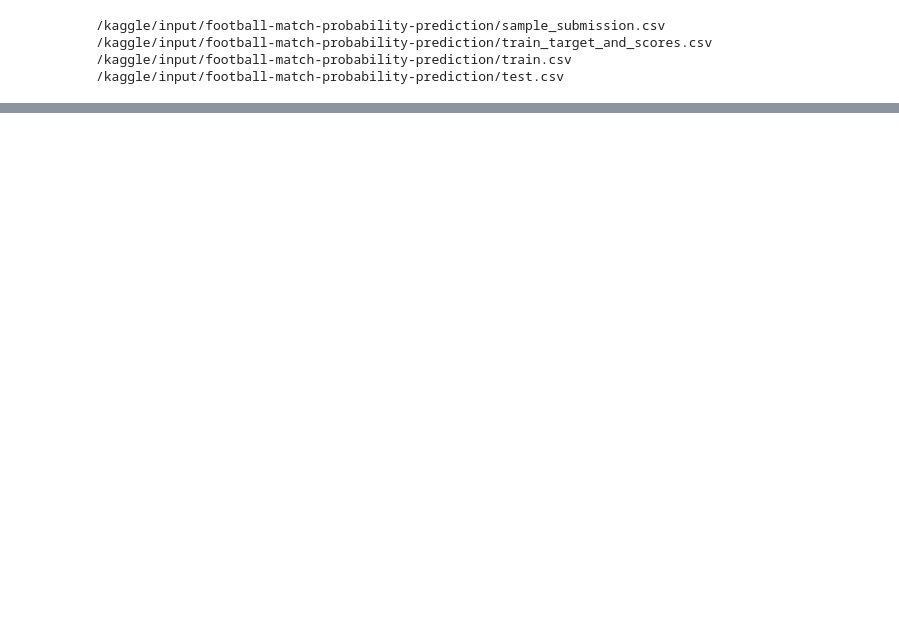
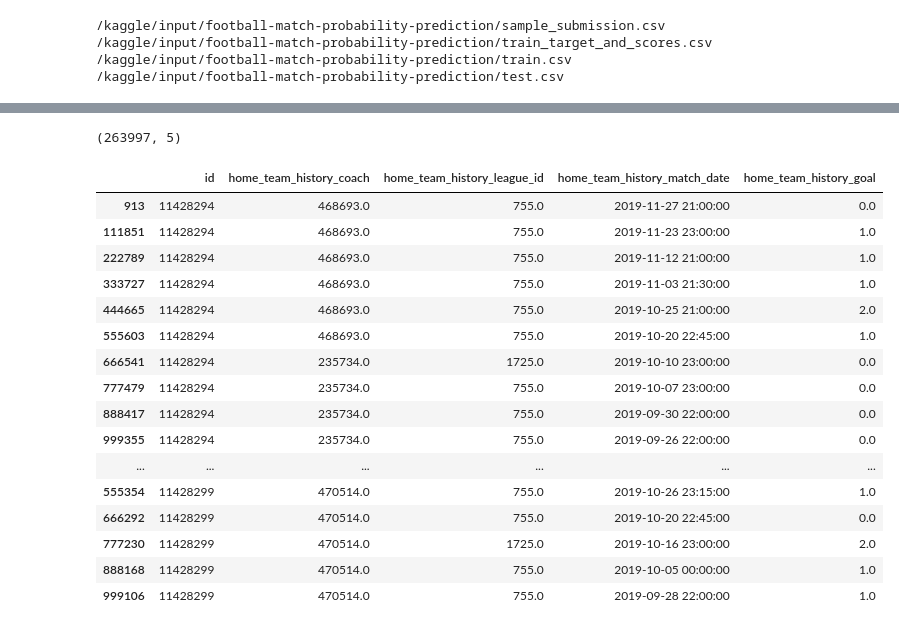
Before and after one commit to SzeYeung1/Football_Prediction, a Jupyter notebook: football-prediction-xgboost-2nd-trial.ipynb, the cells around one changed output, grey strips where cells are left out. Cells and saved outputs as stored; diff of their text form; code cells hidden in the pictures; blank space fills up the shorter version.

```diff
--- a/football-prediction-xgboost-2nd-trial.ipynb
+++ b/football-prediction-xgboost-2nd-trial.ipynb
@@ -303 +365,17 @@ def add_attack_defense_strength_features(df):
     return df
+# %%
+train2=is_cup_conversion(train)
+train2=has_coach_change(train2)
+train2=convert_to_long_form(train2, feature_columns, history_columns)
+train2=add_match_interval(train2)
+train2=add_form_features(train2)
+# %%
+home_history_columns=['home_team_history_match_date',
+           'home_team_history_is_play_home',
+           'home_team_history_is_cup',
+           'home_team_history_goal',
+           'home_team_history_opponent_goal',
+           'home_team_history_rating',
+           'home_team_history_opponent_rating',
+           'home_team_history_coach',
+           'home_team_history_league_id']
@@ -303,0 +398,26 @@ def add_attack_defense_strength_features(df):
+# %%
+xxx=train2.drop_duplicates(subset=home_history_columns)[['home_team_history_coach','home_team_history_league_id','home_team_history_match_date','home_team_history_goal']]
+# %%
+xxx.shape
+# %% [output]
+(263997, 5)
+# %%
+xxx.head(50)
+# %% [output]
+|  | id | home_team_history_coach | home_team_history_league_id | home_team_history_match_date | home_team_history_goal |
+| 913 | 11428294 | 468693.0 | 755.0 | 2019-11-27 21:00:00 | 0.0 |
+| 111851 | 11428294 | 468693.0 | 755.0 | 2019-11-23 23:00:00 | 1.0 |
+| 222789 | 11428294 | 468693.0 | 755.0 | 2019-11-12 21:00:00 | 1.0 |
+| 333727 | 11428294 | 468693.0 | 755.0 | 2019-11-03 21:30:00 | 1.0 |
+| 444665 | 11428294 | 468693.0 | 755.0 | 2019-10-25 21:00:00 | 2.0 |
+| 555603 | 11428294 | 468693.0 | 755.0 | 2019-10-20 22:45:00 | 1.0 |
+| 666541 | 11428294 | 235734.0 | 1725.0 | 2019-10-10 23:00:00 | 0.0 |
+| 777479 | 11428294 | 235734.0 | 755.0 | 2019-10-07 23:00:00 | 0.0 |
+| 888417 | 11428294 | 235734.0 | 755.0 | 2019-09-30 22:00:00 | 0.0 |
+| 999355 | 11428294 | 235734.0 | 755.0 | 2019-09-26 22:00:00 | 0.0 |
+| ... | ... | ... | ... | ... | ... |
+| 555354 | 11428299 | 470514.0 | 755.0 | 2019-10-26 23:15:00 | 1.0 |
+| 666292 | 11428299 | 470514.0 | 755.0 | 2019-10-20 22:45:00 | 0.0 |
+| 777230 | 11428299 | 470514.0 | 1725.0 | 2019-10-16 23:00:00 | 2.0 |
+| 888168 | 11428299 | 470514.0 | 755.0 | 2019-10-05 00:00:00 | 1.0 |
+| 999106 | 11428299 | 470514.0 | 755.0 | 2019-09-28 22:00:00 | 1.0 |
```
Also changed, not shown: parts of 36 cells of this notebook.
